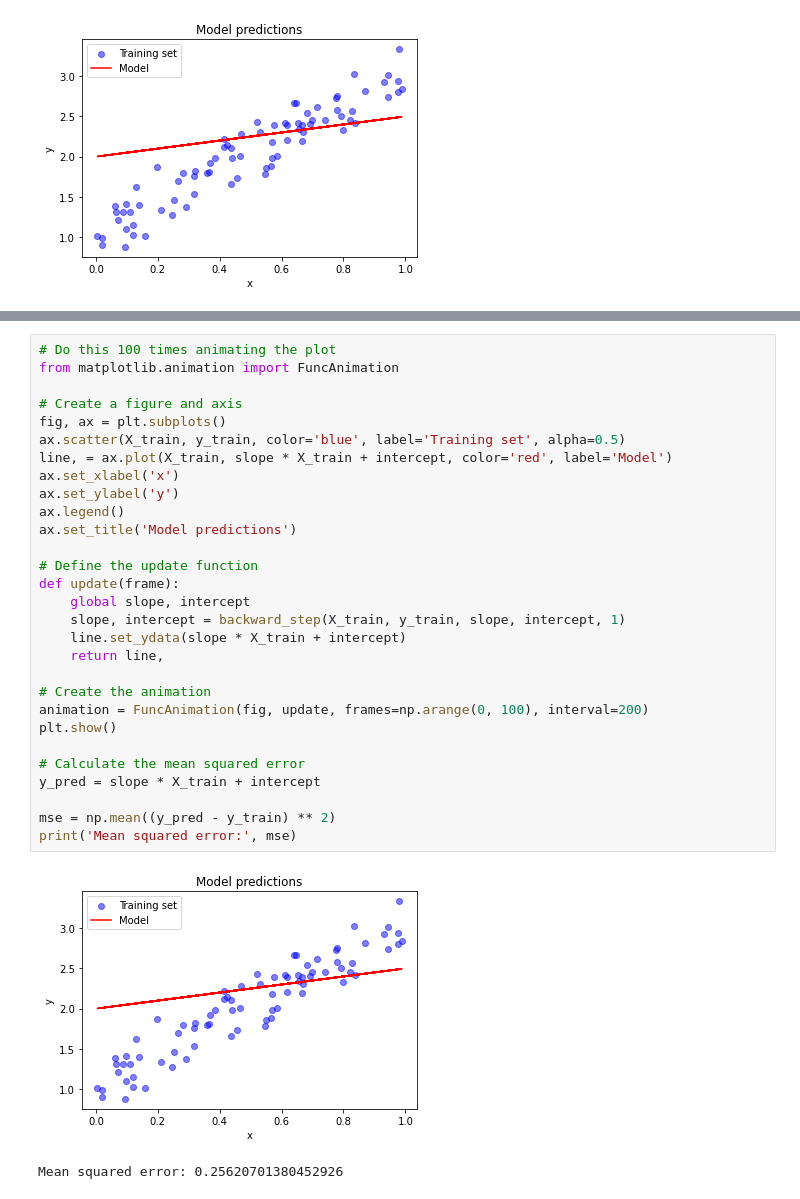
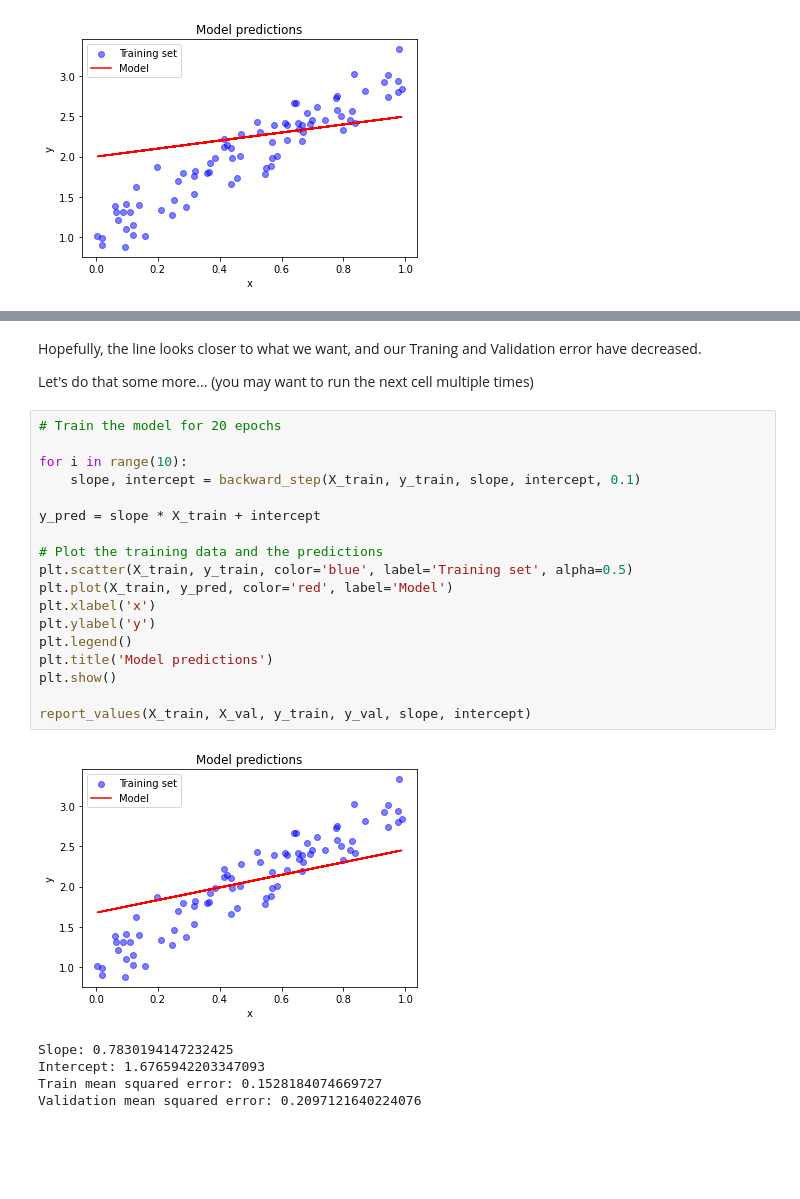
Before and after one commit to comptoolsres/brief_AI_intro, a Jupyter notebook: 01_intro.ipynb, the cells around one changed output, grey strips where cells are left out. Drawn from its saved outputs; the diff is of its cells as text; blank space fills up the shorter version.

```diff
--- a/01_intro.ipynb
+++ b/01_intro.ipynb
@@ -147,32 +210,28 @@ plt.show()
-# %%
-# Do this 100 times animating the plot
-from matplotlib.animation import FuncAnimation
-
-# Create a figure and axis
-fig, ax = plt.subplots()
-ax.scatter(X_train, y_train, color='blue', label='Training set', alpha=0.5)
-line, = ax.plot(X_train, slope * X_train + intercept, color='red', label='Model')
-ax.set_xlabel('x')
-ax.set_ylabel('y')
-ax.legend()
-ax.set_title('Model predictions')
-
-# Define the update function
-def update(frame):
-    global slope, intercept
-    slope, intercept = backward_step(X_train, y_train, slope, intercept, 1)
-    line.set_ydata(slope * X_train + intercept)
-    return line,
-
-# Create the animation
-animation = FuncAnimation(fig, update, frames=np.arange(0, 100), interval=200)
-plt.show()
-
-# Calculate the mean squared error
-y_pred = slope * X_train + intercept
-
-mse = np.mean((y_pred - y_train) ** 2)
-print('Mean squared error:', mse)
-# %% [output]
-[figure, removed]
-Mean squared error: 0.25620701380452926
+# %% [markdown]
+Hopefully, the line looks closer to what we want, and our Traning and Validation error have decreased.
+
+Let's do that some more... (you may want to run the next cell multiple times)
+# %%
+# Train the model for 20 epochs
+
+for i in range(10):
+    slope, intercept = backward_step(X_train, y_train, slope, intercept, 0.1)
+
+y_pred = slope * X_train + intercept
+
+# Plot the training data and the predictions
+plt.scatter(X_train, y_train, color='blue', label='Training set', alpha=0.5)
+plt.plot(X_train, y_pred, color='red', label='Model')
+plt.xlabel('x')
+plt.ylabel('y')
+plt.legend()
+plt.title('Model predictions')
+plt.show()
+
+report_values(X_train, X_val, y_train, y_val, slope, intercept)
+# %% [output]
+[figure, added]
+Slope: 0.7830194147232425
+Intercept: 1.6765942203347093
+Train mean squared error: 0.1528184074669727
+Validation mean squared error: 0.2097121640224076
```
Also changed, not shown: parts of 20 cells of this notebook, 1 other file.
